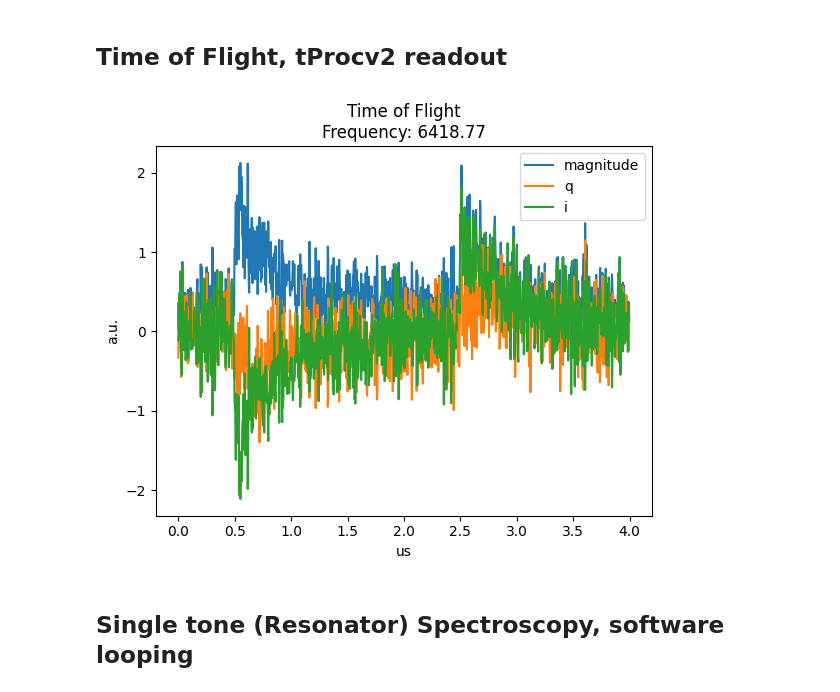
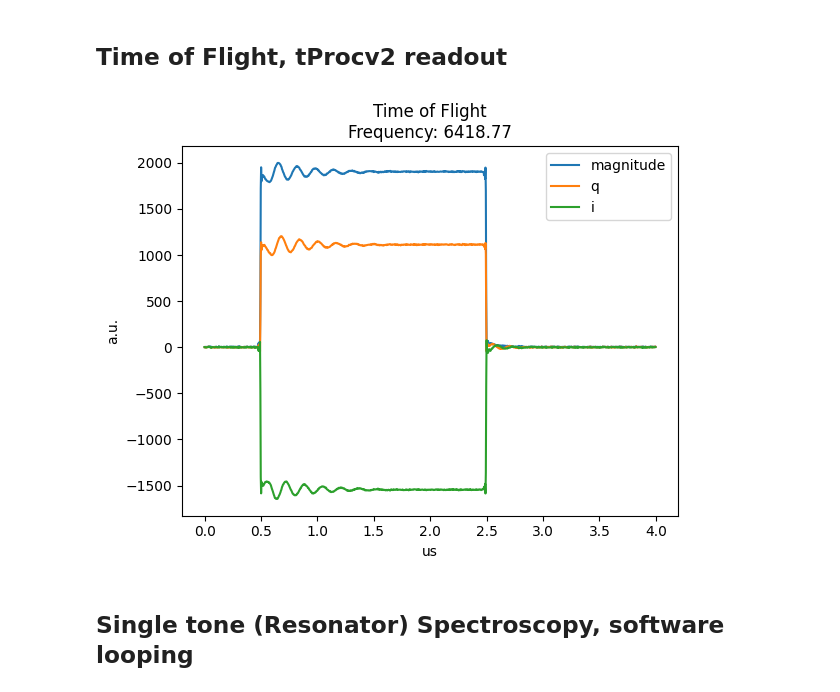
Before and after one commit to SchusterLab/ChaToT, a Jupyter notebook: nb/qubit_demos_tprocv2.ipynb, the cells around one changed output. Saved outputs shown, nothing was run; the diff lists cells and outputs as text; code cells hidden in the pictures.

```diff
--- a/nb/qubit_demos_tprocv2.ipynb
+++ b/nb/qubit_demos_tprocv2.ipynb
@@ -121,37 +121,38 @@ class TimeOfFlight(AveragerProgramV2):
         self.send_readoutconfig(ch=cfg['ro_ch'], name='ro', t=0)
         self.trigger(ros=[cfg['ro_ch']], pins=[0], t=cfg['trig_time'], ddr4=True)
         self.pulse(ch=cfg['gen_ch'], name="pulse", t=0)
 
-config = {'gen_ch': GEN_CH,
-          'ro_ch': RO_CH,
+config = {'gen_ch': GEN_CH, # 0
+          'ro_ch': RO_CH, # 0
           'freq': 6418.77,
           'trig_time': 0,
           'ro_len': 4,
-          'gain': 0.8
+          'gain': 0.8,
+          'pulse_len': 2
          }
 
 prog = TimeOfFlight(soccfg, reps=1, final_delay=None, cfg=config)
 
 
 iq_list = prog.acquire_decimated(soc, soft_avgs=5000)
 t = prog.get_time_axis(ro_index=0)
 i = iq_list[0][:,0]
 q = iq_list[0][:,1]
 mag = np.abs(iq_list[0].dot([1,1j]))
 
 plt.plot(t, mag, label="magnitude")
 plt.plot(t, q, label="q")
 plt.plot(t, i, label="i")
 
 
 plt.legend()
 plt.ylabel("a.u.")
 plt.xlabel("us")
 plt.title("Time of Flight\nFrequency: " + str(config['freq']))
 
 TRIG_TIME = 0.5
 # %% [output]
-[figure, old version]
+[figure, new version]
 # %% [markdown]
 ## Single tone (Resonator) Spectroscopy, software looping
 # %%
```
Also changed, not shown: parts of 8 cells of this notebook, 1 other file.
